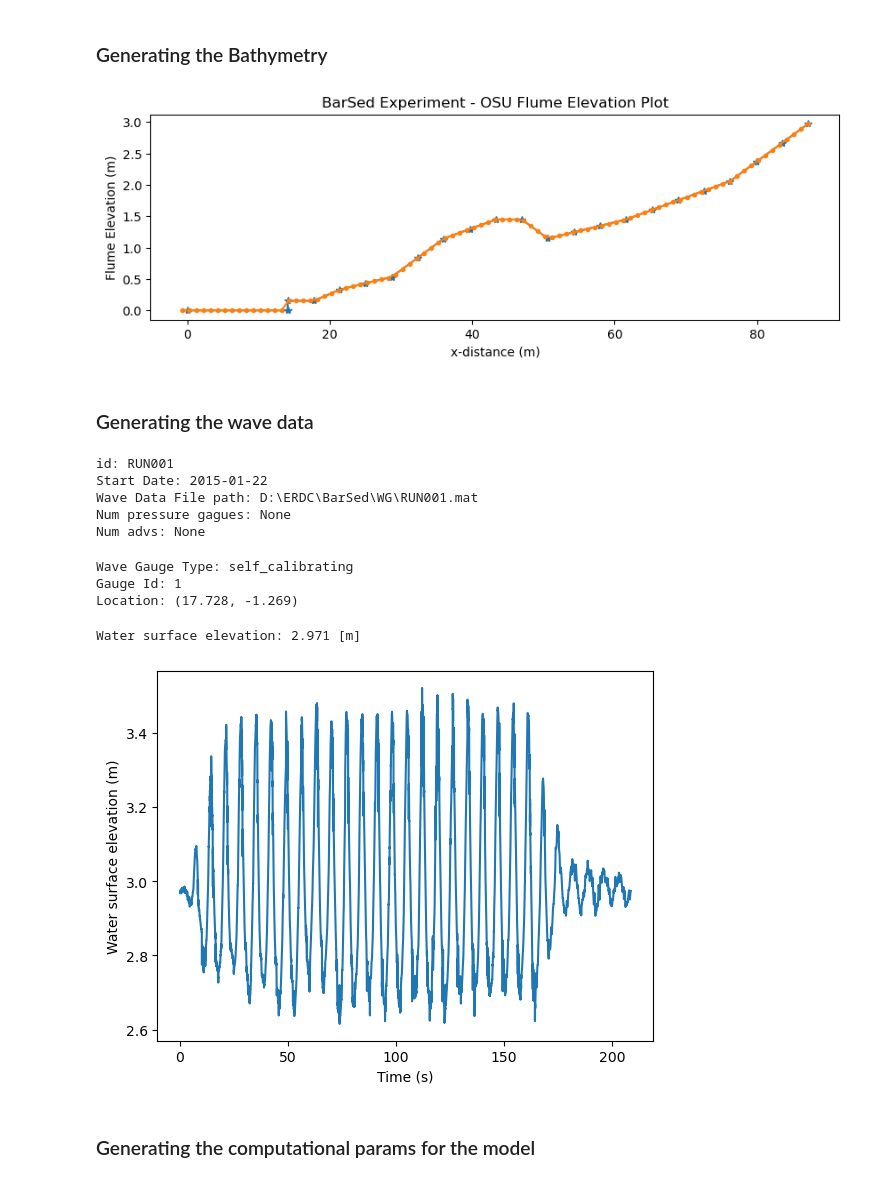
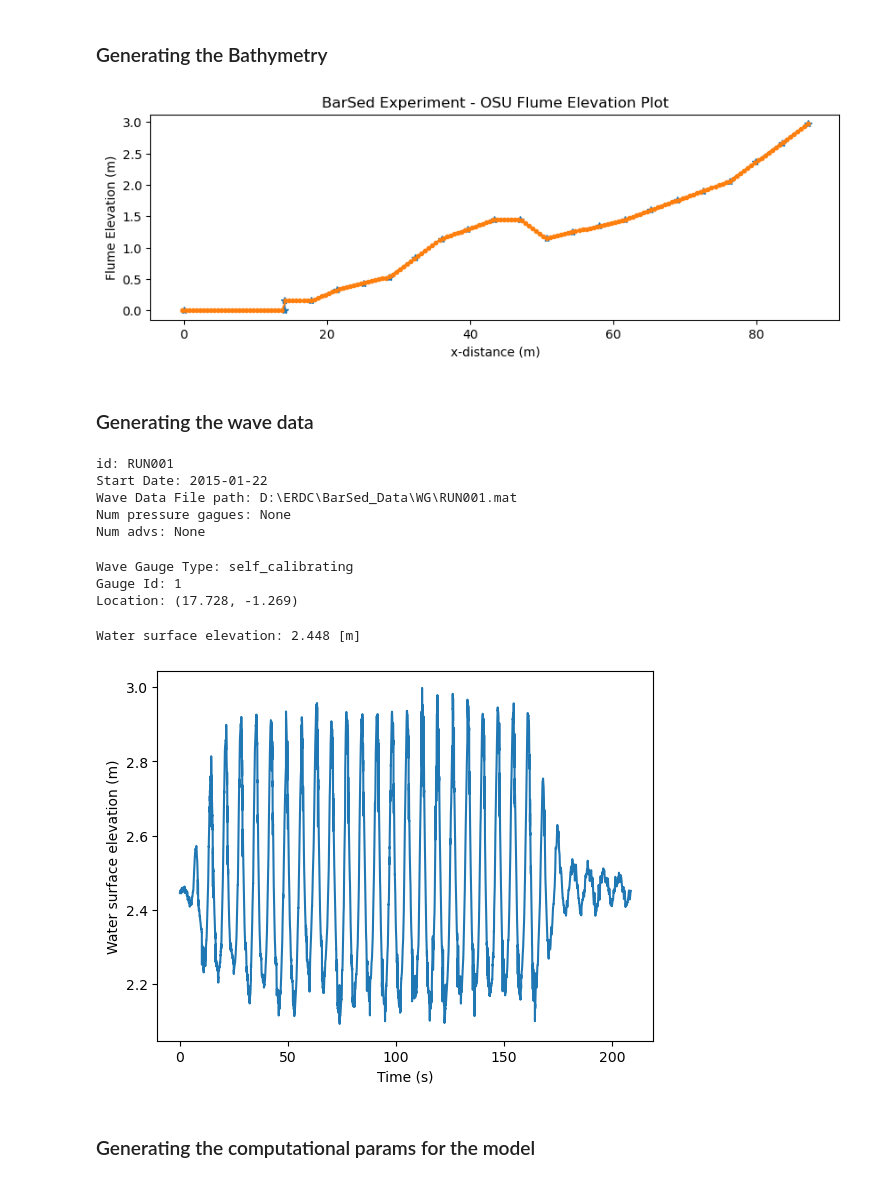
Before and after one commit to WaveHello-ERDC/BarSed_xBeach_Models, a Jupyter notebook: Osillating_wave_models/Run_001_nonhq3d_2/1_generate_model_Run.ipynb, the cells around one changed output. Saved outputs shown, nothing was run; the diff lists cells and outputs as text; code cells hidden in the pictures.

Commit message:
Updated the paths

```diff
--- a/Osillating_wave_models/Run_001/1_generate_model_Run_001 copy.ipynb
+++ b/Osillating_wave_models/Run_001_nonhq3d_2/1_generate_model_Run.ipynb
@@ -96,7 +105,7 @@ def moving_average_filter(data, window_size):
 # %%
 # Import the raw bathymetry
 # Set the important paths
-barsed_data_path = r"D:\ERDC\BarSed"
+barsed_data_path = r"D:\ERDC\BarSed_Data"
 
 # Set the information needed for specifying the run
 # Run number
@@ -242,7 +251,7 @@ x = np.concatenate(([0.0], x))
 z = np.concatenate(([0.0], z))
 
 # x_zero = np.array(0, )
-xgr, zgr = xgrid(x, z, dxmax = 0.1, dxmin = 1)
+xgr, zgr = xgrid(x, z, dxmax = 0.1, dxmin = 0.5)
 
 
 fig, axs = plt.subplots(nrows = 1, ncols = 1, figsize = (10, 3))
@@ -260,7 +269,7 @@ plt.title("BarSed Experiment - OSU Flume Elevation Plot")
 plt.show()
 #TODO: Need to look into what the proper procedure for
 # %% [output]
-[figure, old version]
+[figure, new version]
 # %% [markdown]
 ### Generating the wave data
 # %%
@@ -268,7 +277,7 @@ print(Run_data)
 # %% [output]
 id: RUN001
 Start Date: 2015-01-22
-Wave Data File path: D:\ERDC\BarSed\WG\RUN001.mat
+Wave Data File path: D:\ERDC\BarSed_Data\WG\RUN001.mat
 Num pressure gagues: None
 Num advs: None
 # %%
@@ -279,22 +288,22 @@ Gauge Id: 1
 Location: (17.728, -1.269)
 # %%
 # Set information
-zs0 = zgr.max()
+zs0 =  2.448 # From Mieras et al. 2.1 Experiemental Setup
 
 # Offset the water suface elevation from the bottom
 eta = zs0 + Run_data.wave_maker.eta_wm
 # Generate the wave boundary condition
 
 # Calc the velocity of the
 
 print(f"Water surface elevation: {zs0} [m]")
 plt.plot(seconds_from_first, eta)
 plt.xlabel("Time (s)")
 plt.ylabel("Water surface elevation (m)")
 plt.show()
 # %% [output]
-Water surface elevation: 2.971 [m]
+Water surface elevation: 2.448 [m]
-[figure, old version]
+[figure, new version]
 # %% [markdown]
 ### Generating the computational params for the model
 # %%
```
Also changed, not shown: parts of 17 cells of this notebook, 12 other files.
